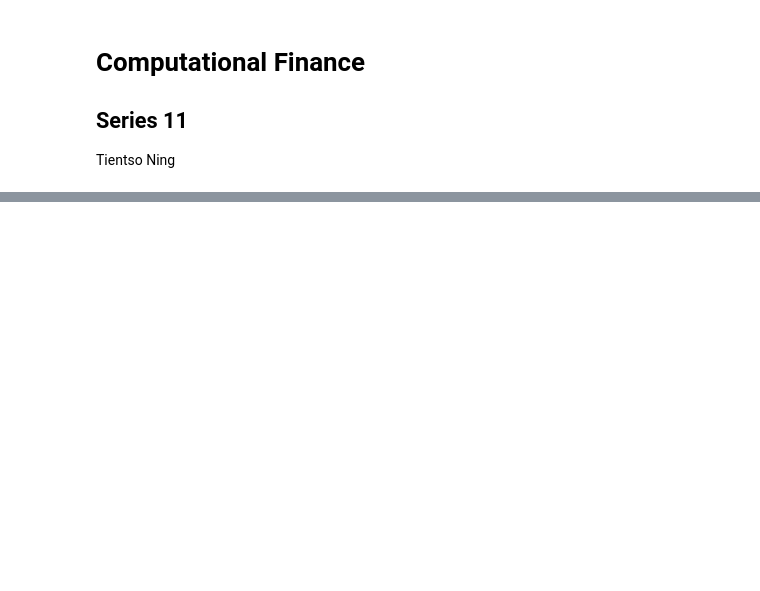
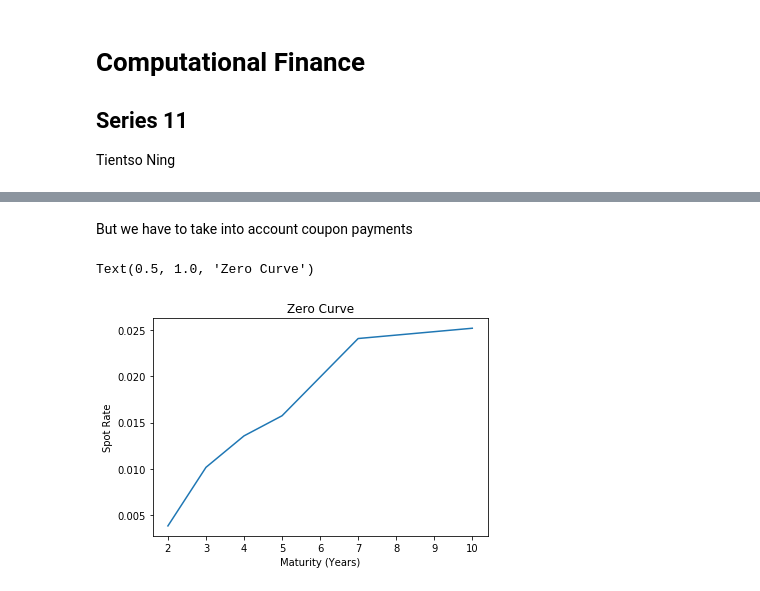
Before and after one commit to kensekense/unige-spring-2020, a Jupyter notebook: finance/tp11/tp11_finance_kense.ipynb, the cells around one changed output, grey strips where cells are left out. Saved outputs shown, nothing was run; the diff lists cells and outputs as text; code cells hidden in the pictures; blank space fills up the shorter version.

```diff
--- a/finance/tp11/tp11_finance_kense.ipynb
+++ b/finance/tp11/tp11_finance_kense.ipynb
@@ -138,0 +128,3 @@ if __name__ == "__main__":
+# %%
+data['freq'] = [1,1,1,1,1,1]
+data
@@ -138,0 +139,47 @@ if __name__ == "__main__":
+# %% [markdown]
+But we have to take into account coupon payments
+# %%
+def coupon_payment(coupon, freq, periods, data):
+    coupon_amount = coupon/freq
+    coupon_pay = 0
+
+    for i in range(1, periods):
+        period = (i/freq)
+        period_spot = data.loc[data['maturity'] == period, 'spot_rate'].values
+        discounted_value = coupon_amount / np.exp(period_spot*period)
+        try:
+            coupon_pay += discounted_value[0]
+        except:
+            coupon_pay += 0
+
+    return coupon_pay
+# %%
+def spot_rate(par, price, maturity, coupon, freq, data):
+    coupon_pay = 0
+
+    if coupon != 0:
+        periods = np.int(maturity*freq)
+        coupon_pay = coupon_payment(coupon, freq, periods, data)
+
+    final_flow = par + coupon/freq if maturity%(1/freq) == 0 else par
+
+    final_price = price - coupon_pay
+
+    total_interest = final_flow/final_price
+
+    spot = ((1/maturity)*np.log(total_interest))
+
+    total_interest = total_interest-1
+
+    return spot, total_interest
+# %%
+for k, v in data.iterrows():
+    data.set_value(k, 'spot_rate', spot_rate(v['principal'],v['price'],v['maturity'],v['coupon'],v['freq'], data)[0])
+# %%
+plt.plot(data['maturity'],data['spot_rate'])
+plt.xlabel("Maturity (Years)")
+plt.ylabel("Spot Rate")
+plt.title("Zero Curve")
+# %% [output]
+Text(0.5, 1.0, 'Zero Curve')
+[figure, added]
```
Also changed, not shown: parts of 21 cells of this notebook, 2 other files.
